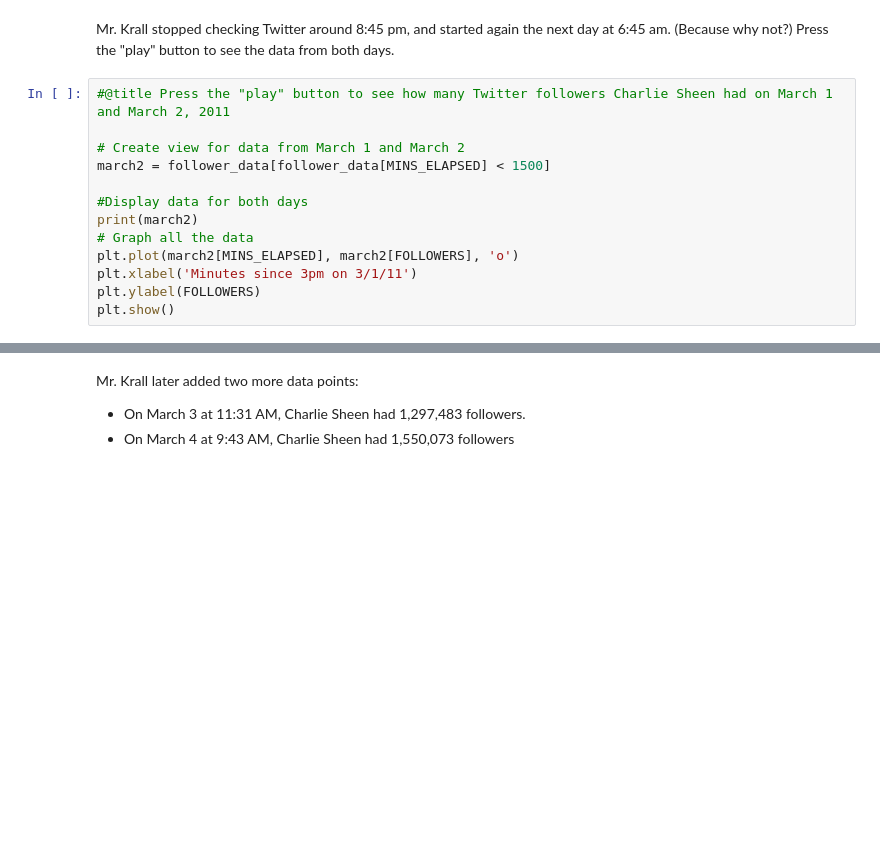
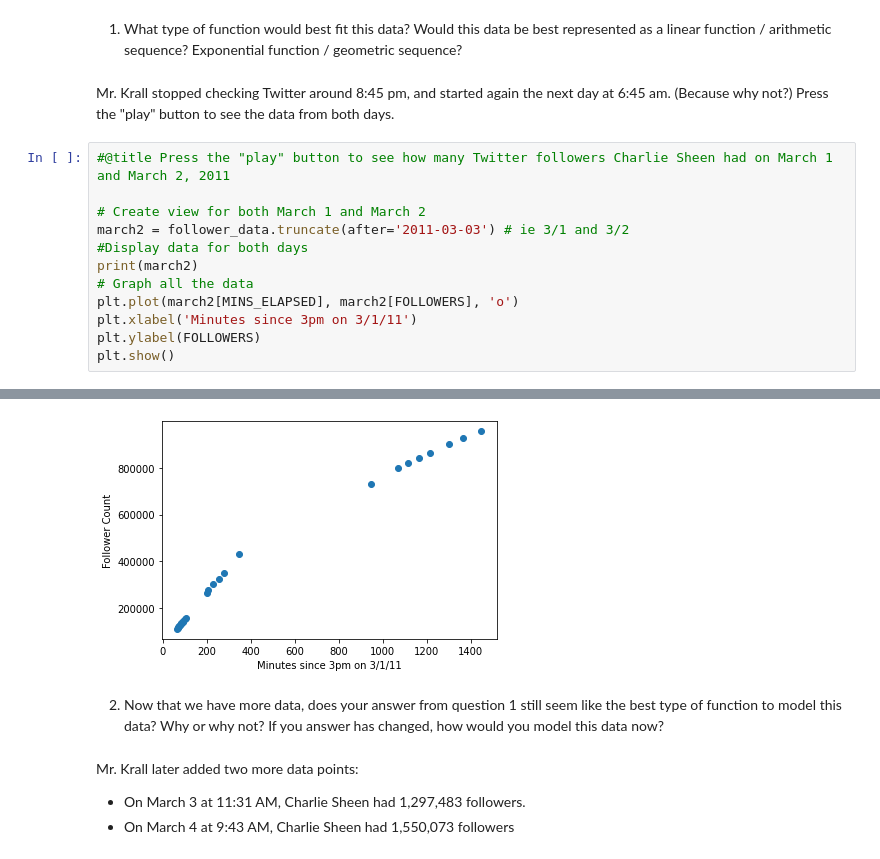
Before and after one commit to majadirks/nhs_teaching, a Jupyter notebook: charlie_sheen.ipynb, the cells around one changed output, grey strips where cells are left out. Drawn from its saved outputs; the diff is of its cells as text; blank space fills up the shorter version.

```diff
--- a/charlie_sheen.ipynb
+++ b/charlie_sheen.ipynb
@@ -81,14 +84,15 @@ plt.plot(march1[MINS_ELAPSED], march1[FOLLOWERS], 'o')
 plt.xlabel('Minutes since 3pm on 3/1/11')
 plt.ylabel(FOLLOWERS)
 plt.show()
+# %% [markdown]
+1. What type of function would best fit this data? Would this data be best represented as a linear function / arithmetic sequence? Exponential function / geometric sequence?
 # %% [markdown]
 Mr. Krall stopped checking Twitter around 8:45 pm, and started again the next day at 6:45 am. (Because why not?) Press the "play" button to see the data from both days.
 # %%
 #@title Press the "play" button to see how many Twitter followers Charlie Sheen had on March 1 and March 2, 2011
 
-# Create view for data from March 1 and March 2
-march2 = follower_data[follower_data[MINS_ELAPSED] < 1500]
-
+# Create view for both March 1 and March 2
+march2 = follower_data.truncate(after='2011-03-03') # ie 3/1 and 3/2
 #Display data for both days
 print(march2)
 # Graph all the data
@@ -96,3 +100,4 @@ plt.plot(march2[MINS_ELAPSED], march2[FOLLOWERS], 'o')
 plt.xlabel('Minutes since 3pm on 3/1/11')
 plt.ylabel(FOLLOWERS)
 plt.show()
+# %% [output]
@@ -99,3 +121,6 @@ plt.show()
+[figure, added]
+# %% [markdown]
+2. Now that we have more data, does your answer from question 1 still seem like the best type of function to model this data? Why or why not? If you answer has changed, how would you model this data now?
 # %% [markdown]
 Mr. Krall later added two more data points:
 
```
Also changed, not shown: parts of 8 cells of this notebook.
